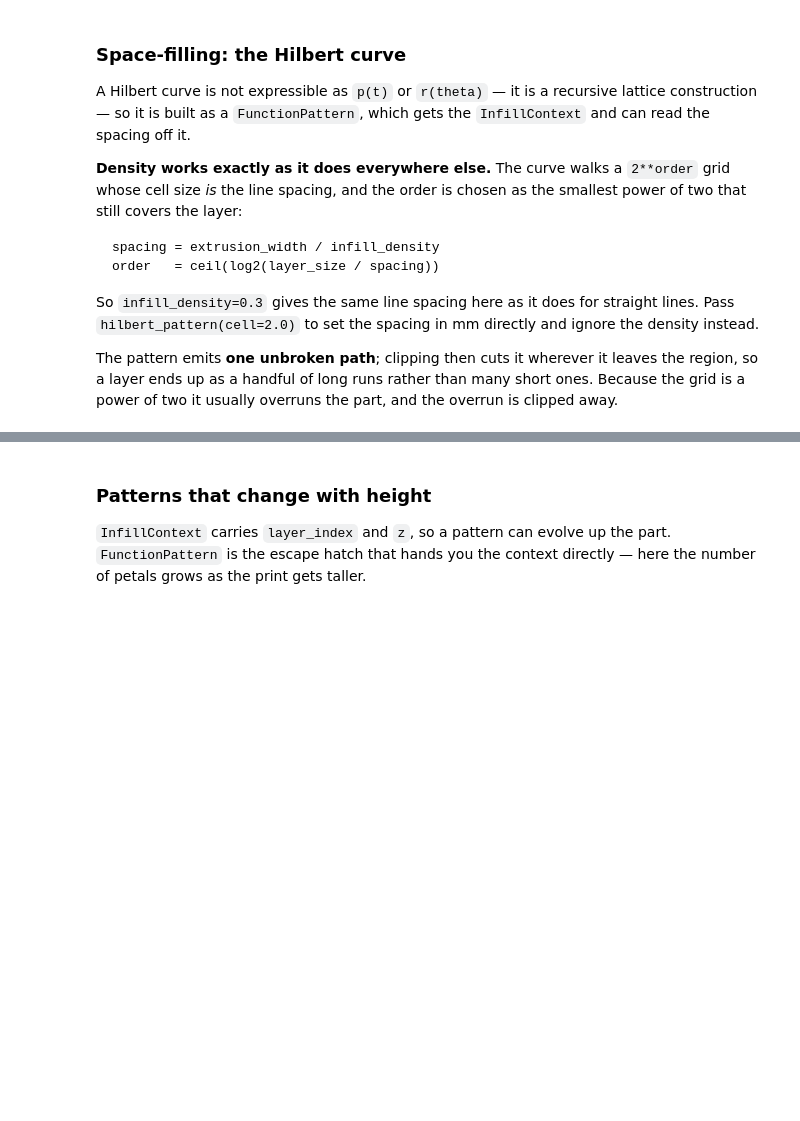
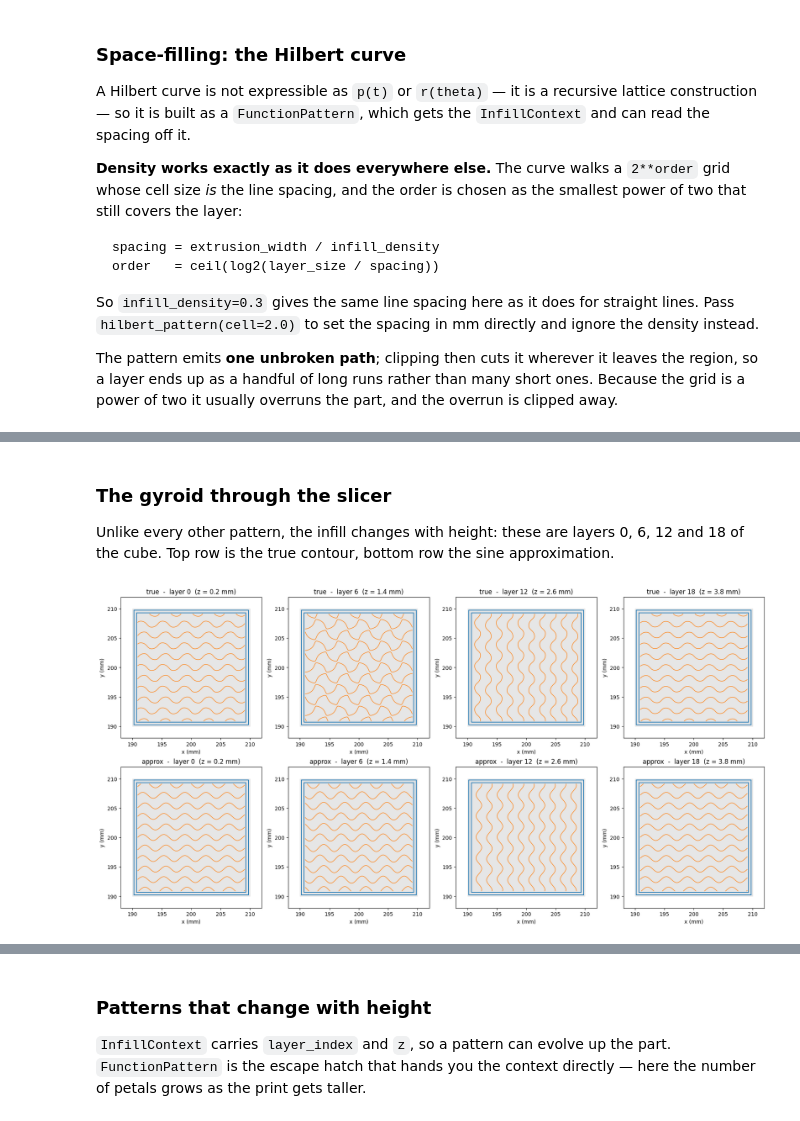
Before and after one commit to scott-abbott/math-lab, a Jupyter notebook: custom infill/slicer.ipynb, the cells around one changed output, grey strips where cells are left out. Saved outputs shown, nothing was run; the diff lists cells and outputs as text; code cells hidden in the pictures; blank space fills up the shorter version.

```diff
--- a/custom infill/slicer.ipynb
+++ b/custom infill/slicer.ipynb
@@ -1612,0 +1832,19 @@ for dens in (0.1, 0.15, 0.25, 0.4, 0.6):
+# %% [markdown]
+### The gyroid through the slicer
+
+Unlike every other pattern, the infill changes with height: these are layers
+0, 6, 12 and 18 of the cube. Top row is the true contour, bottom row the sine
+approximation.
+# %%
+gyroid_cfg = PrintConfig(infill_density=0.3, num_perimeters=2)
+cube_mesh = load_stl("cube.stl")
+
+fig, axes = plt.subplots(2, 4, figsize=(18, 9.2))
+for row, mode in zip(axes, ("true", "approx")):
+    layers = slice_model(cube_mesh, gyroid_cfg, pattern=gyroid_pattern(mode), verbose=False)
+    for ax, idx in zip(row, (0, 6, 12, 18)):
+        plot_layer(layers[idx], ax=ax, title=f"{mode}  -  layer {idx}  (z = {layers[idx].print_z:.1f} mm)")
+plt.tight_layout()
+plt.show()
+# %% [output]
+[figure, added]
```
Also changed, not shown: parts of 17 cells of this notebook, 1 other file.
